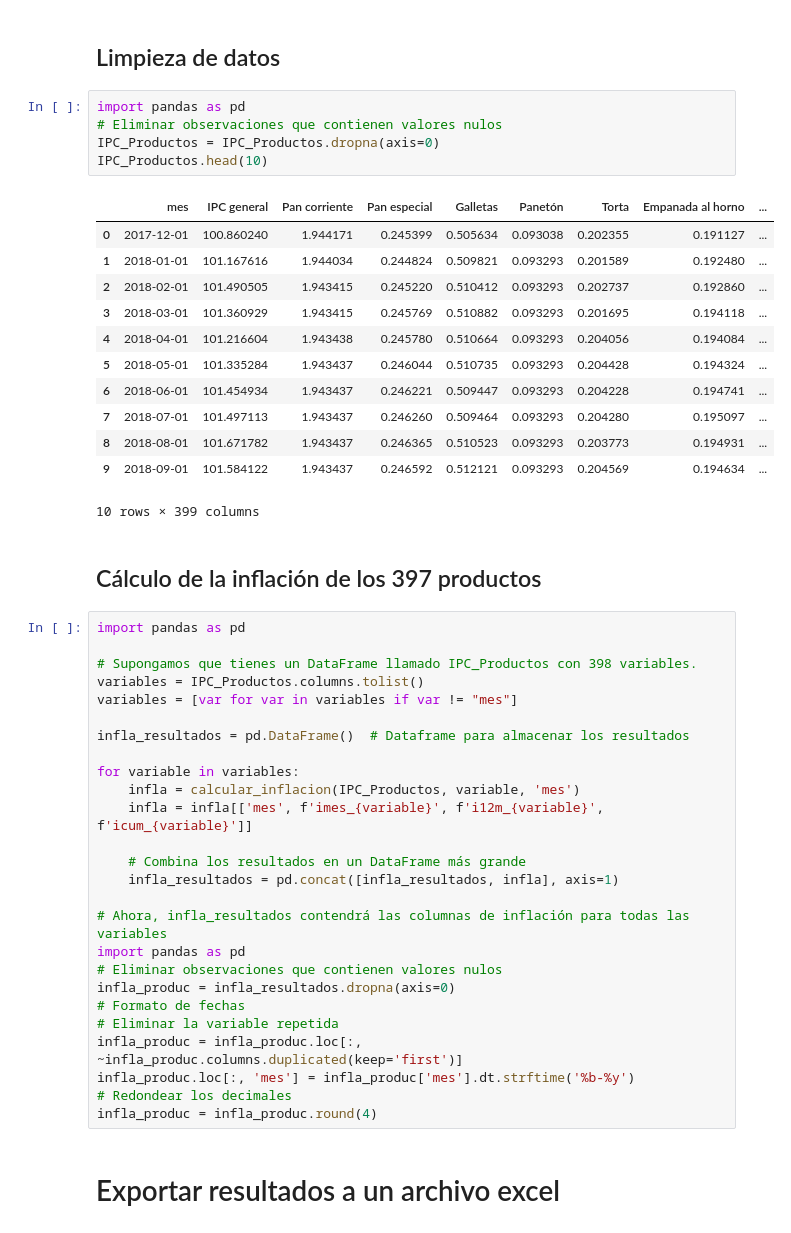
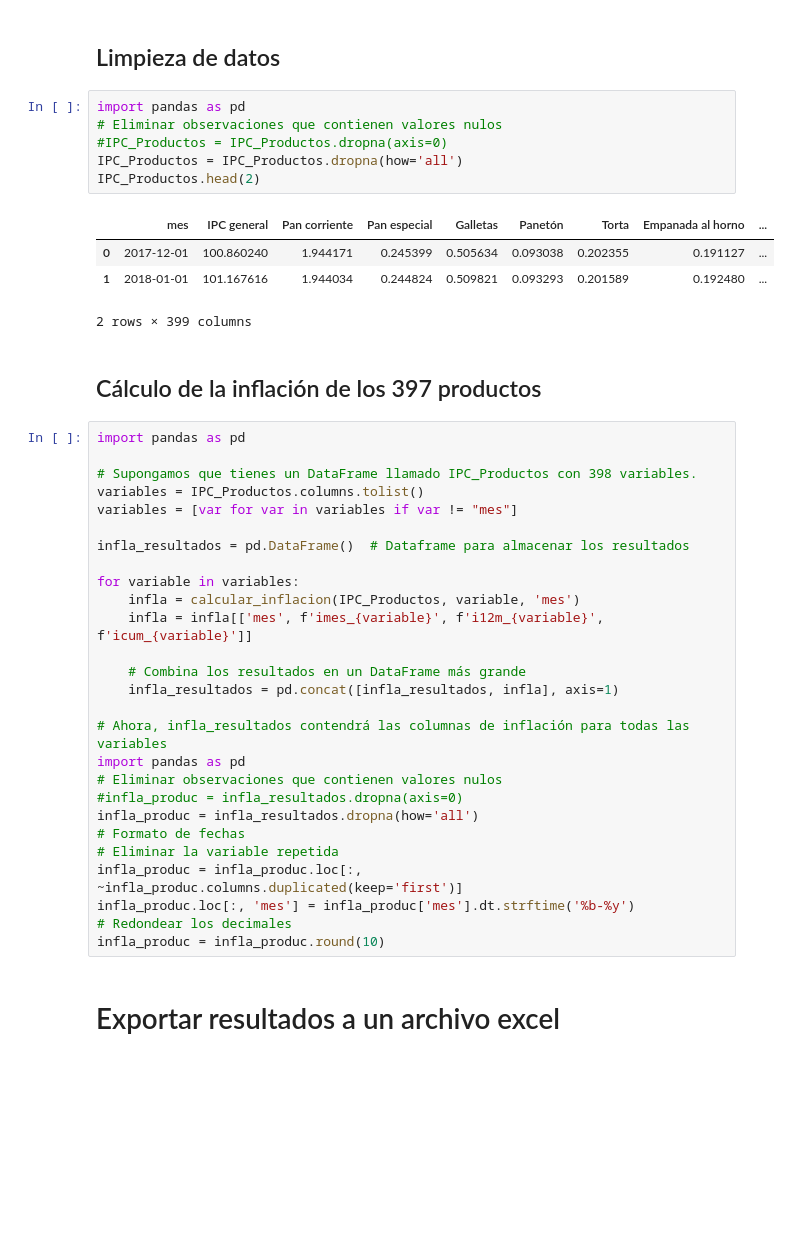
Before and after one commit to cesar-ramosh/Gobernanzas-de-datos, a Jupyter notebook: Sector_Precios.ipynb, the cells around one changed output. Cells and saved outputs as stored; diff of their text form; blank space fills up the shorter version.

```diff
--- a/Sector_Precios.ipynb
+++ b/Sector_Precios.ipynb
@@ -294,21 +220,14 @@ IPC_Productos
 # %%
 import pandas as pd
 # Eliminar observaciones que contienen valores nulos
-IPC_Productos = IPC_Productos.dropna(axis=0)
-IPC_Productos.head(10)
+#IPC_Productos = IPC_Productos.dropna(axis=0)
+IPC_Productos = IPC_Productos.dropna(how='all')
+IPC_Productos.head(2)
 # %% [output]
 |  | mes | IPC general | Pan corriente | Pan especial | Galletas | Panetón | Torta | Empanada al horno | ... |
 | 0 | 2017-12-01 | 100.860240 | 1.944171 | 0.245399 | 0.505634 | 0.093038 | 0.202355 | 0.191127 | ... |
 | 1 | 2018-01-01 | 101.167616 | 1.944034 | 0.244824 | 0.509821 | 0.093293 | 0.201589 | 0.192480 | ... |
-| 2 | 2018-02-01 | 101.490505 | 1.943415 | 0.245220 | 0.510412 | 0.093293 | 0.202737 | 0.192860 | ... |
-| 3 | 2018-03-01 | 101.360929 | 1.943415 | 0.245769 | 0.510882 | 0.093293 | 0.201695 | 0.194118 | ... |
-| 4 | 2018-04-01 | 101.216604 | 1.943438 | 0.245780 | 0.510664 | 0.093293 | 0.204056 | 0.194084 | ... |
-| 5 | 2018-05-01 | 101.335284 | 1.943437 | 0.246044 | 0.510735 | 0.093293 | 0.204428 | 0.194324 | ... |
-| 6 | 2018-06-01 | 101.454934 | 1.943437 | 0.246221 | 0.509447 | 0.093293 | 0.204228 | 0.194741 | ... |
-| 7 | 2018-07-01 | 101.497113 | 1.943437 | 0.246260 | 0.509464 | 0.093293 | 0.204280 | 0.195097 | ... |
-| 8 | 2018-08-01 | 101.671782 | 1.943437 | 0.246365 | 0.510523 | 0.093293 | 0.203773 | 0.194931 | ... |
-| 9 | 2018-09-01 | 101.584122 | 1.943437 | 0.246592 | 0.512121 | 0.093293 | 0.204569 | 0.194634 | ... |
-10 rows × 399 columns
+2 rows × 399 columns
 # %% [markdown]
 ## Cálculo de la inflación de los 397 productos
 # %%
@@ -330,13 +249,14 @@ for variable in variables:
 # Ahora, infla_resultados contendrá las columnas de inflación para todas las variables
 import pandas as pd
 # Eliminar observaciones que contienen valores nulos
-infla_produc = infla_resultados.dropna(axis=0)
+#infla_produc = infla_resultados.dropna(axis=0)
+infla_produc = infla_resultados.dropna(how='all')
 # Formato de fechas
 # Eliminar la variable repetida
 infla_produc = infla_produc.loc[:, ~infla_produc.columns.duplicated(keep='first')]
 infla_produc.loc[:, 'mes'] = infla_produc['mes'].dt.strftime('%b-%y')
 # Redondear los decimales
-infla_produc = infla_produc.round(4)
+infla_produc = infla_produc.round(10)
 # %% [markdown]
 # Exportar resultados a un archivo excel
 # %%
```
Also changed, not shown: parts of 40 cells of this notebook.
